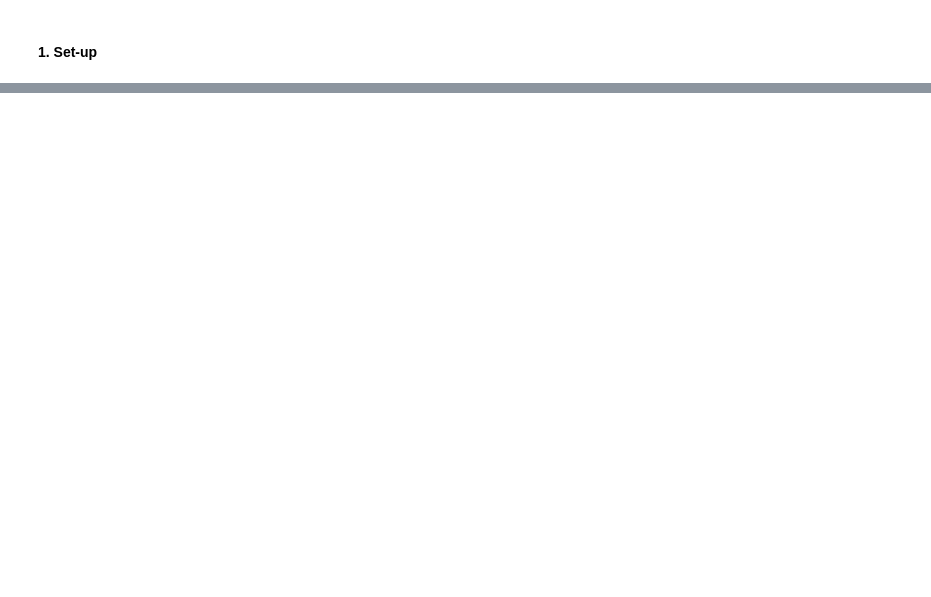
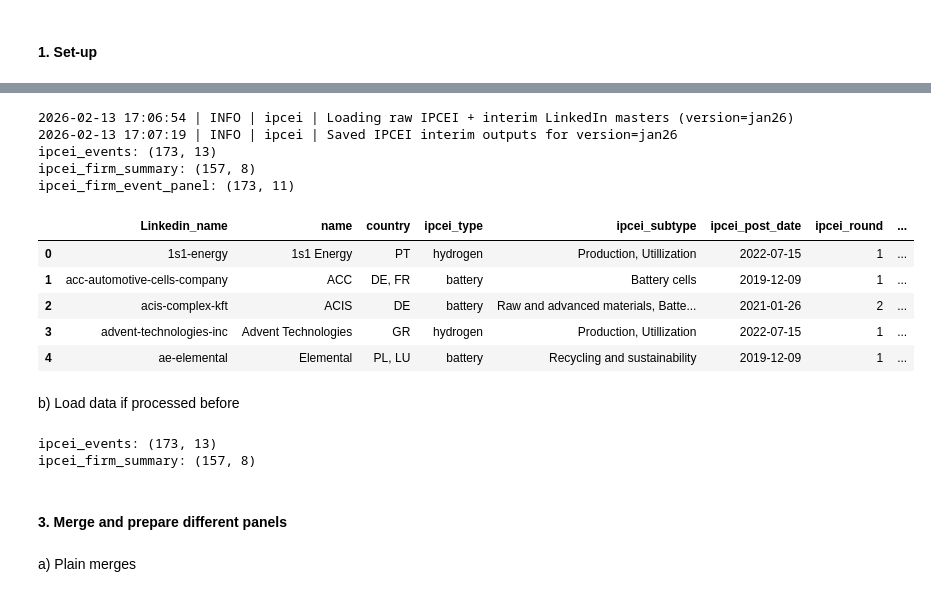
Before and after one commit to clarakraemer/IPCEI-Collaboration, a Jupyter notebook: notebooks/01-ck-data-merge.ipynb, the cells around one changed output, grey strips where cells are left out. Saved outputs shown, nothing was run; the diff lists cells and outputs as text; code cells hidden in the pictures; blank space fills up the shorter version.

```diff
--- a/notebooks/01-ck-data-merge.ipynb
+++ b/notebooks/01-ck-data-merge.ipynb
@@ -291,0 +62,49 @@ ValueError: 'Yellows' is not a valid value for name; supported values are 'Accen
+# %%
+# Run IPCEI processing pipeline once
+ipcei_tables = run_ipcei_processing(version="jan26")
+
+# Convenient handles
+ipcei_events = ipcei_tables["ipcei_events"]
+ipcei_firm_summary = ipcei_tables["ipcei_firm_summary"]
+
+print("ipcei_events:", ipcei_events.shape)
+print("ipcei_firm_summary:", ipcei_firm_summary.shape)
+
+ipcei_events.head()
+# %% [output]
+2026-02-13 17:06:54 | INFO | ipcei | Loading raw IPCEI + interim LinkedIn masters (version=jan26)
+2026-02-13 17:07:19 | INFO | ipcei | Saved IPCEI interim outputs for version=jan26
+ipcei_events: (173, 13)
+ipcei_firm_summary: (157, 8)
+ipcei_firm_event_panel: (173, 11)
+|  | Linkedin_name | name | country | ipcei_type | ipcei_subtype | ipcei_post_date | ipcei_round | ... |
+| 0 | 1s1-energy | 1s1 Energy | PT | hydrogen | Production, Utillization | 2022-07-15 | 1 | ... |
+| 1 | acc-automotive-cells-company | ACC | DE, FR | battery | Battery cells | 2019-12-09 | 1 | ... |
+| 2 | acis-complex-kft | ACIS | DE | battery | Raw and advanced materials, Batte... | 2021-01-26 | 2 | ... |
+| 3 | advent-technologies-inc | Advent Technologies | GR | hydrogen | Production, Utillization | 2022-07-15 | 1 | ... |
+| 4 | ae-elemental | Elemental | PL, LU | battery | Recycling and sustainability | 2019-12-09 | 1 | ... |
+# %% [markdown]
+b) Load data if processed before
+# %%
+# Load cleaned data if pipeline ran once
+
+ipcei_events = load_df(
+    "interim", "ipcei", "ipcei_events_jan26.csv", low_memory=False
+)
+ipcei_firm_summary = load_df(
+    "interim", "ipcei", "ipcei_firm_summary_jan26.csv", low_memory=False
+)
+firm_master = load_df(
+    "interim", "linkedin", "firm_master_jan26.csv", low_memory=False
+)
+partnership_master = load_df(
+    "interim", "linkedin", "partnership_master_jan26.csv", low_memory=False
+)
+
+print("ipcei_events:", ipcei_events.shape)
+print("ipcei_firm_summary:", ipcei_firm_summary.shape)
+# %% [output]
+ipcei_events: (173, 13)
+ipcei_firm_summary: (157, 8)
+# %% [markdown]
+#### 3. Merge and prepare different panels
@@ -291,0 +140,2 @@ ValueError: 'Yellows' is not a valid value for name; supported values are 'Accen
+# %% [markdown]
+a) Plain merges
```
Also changed, not shown: parts of 25 cells of this notebook, 12 other files.
